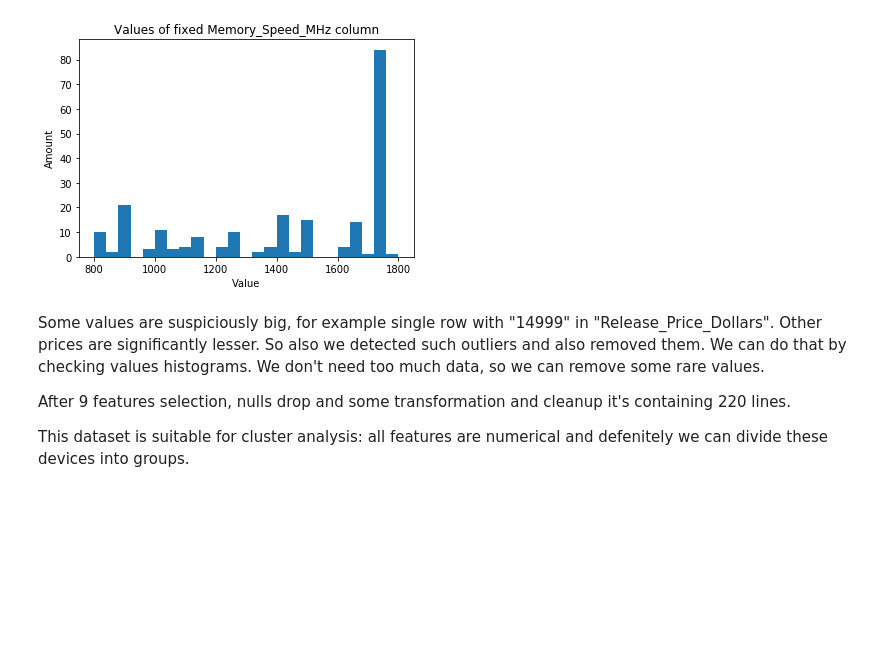
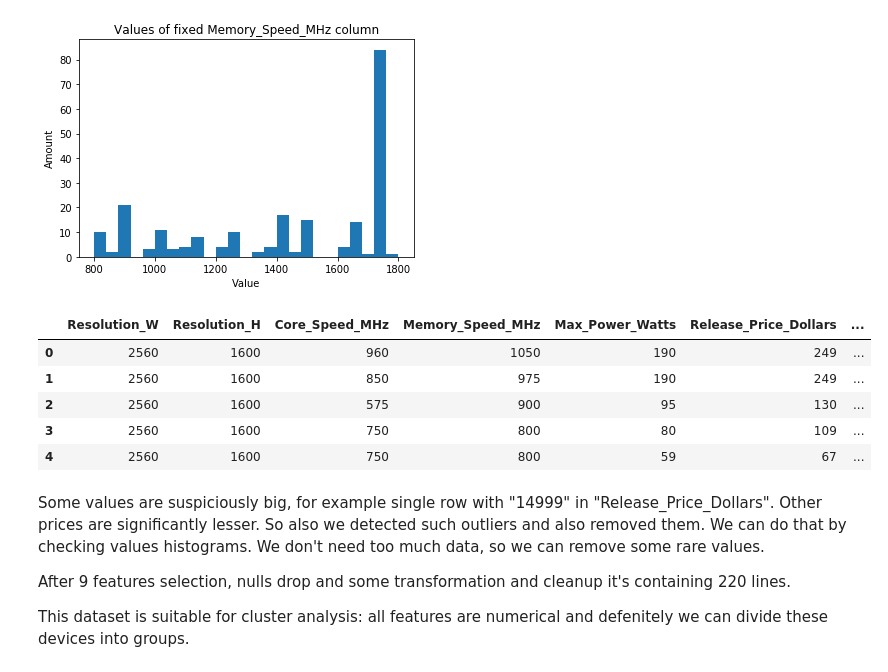
Before and after one commit to PreFX48/modern_data_analysis, a Jupyter notebook: hw_2_3_6.ipynb, the cells around one changed output. Drawn from its saved outputs; the diff is of its cells as text; code cells hidden in the pictures; blank space fills up the shorter version.

```diff
--- a/hw_2_3_6.ipynb
+++ b/hw_2_3_6.ipynb
@@ -83,6 +83,15 @@ for k in value_max.keys():
 [figure]
 [figure]
 [figure]
+# %%
+data.head()
+# %% [output]
+|  | Resolution_W | Resolution_H | Core_Speed_MHz | Memory_Speed_MHz | Max_Power_Watts | Release_Price_Dollars | ... |
+| 0 | 2560 | 1600 | 960 | 1050 | 190 | 249 | ... |
+| 1 | 2560 | 1600 | 850 | 975 | 190 | 249 | ... |
+| 2 | 2560 | 1600 | 575 | 900 | 95 | 130 | ... |
+| 3 | 2560 | 1600 | 750 | 800 | 80 | 109 | ... |
+| 4 | 2560 | 1600 | 750 | 800 | 59 | 67 | ... |
 # %% [markdown]
 Some values are suspiciously big, for example single row with "14999" in "Release_Price_Dollars". Other prices are significantly lesser. So also we detected such outliers and also removed them. We can do that by checking values histograms. We don't need too much data, so we can remove some rare values.
 
```
Also changed, not shown: parts of 4 cells of this notebook.
